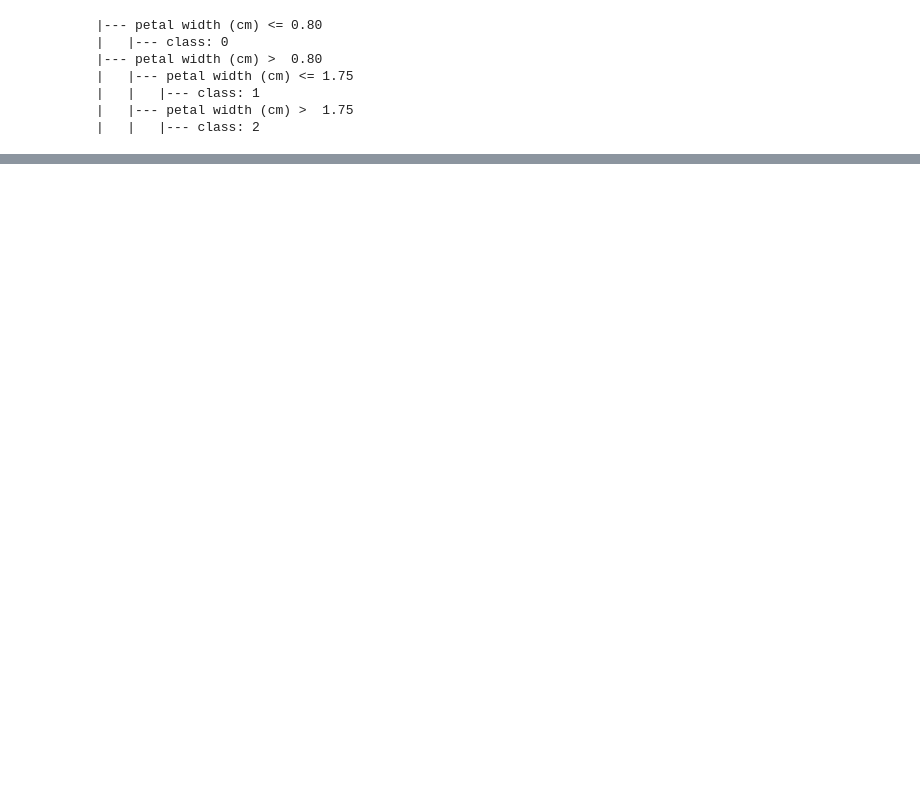
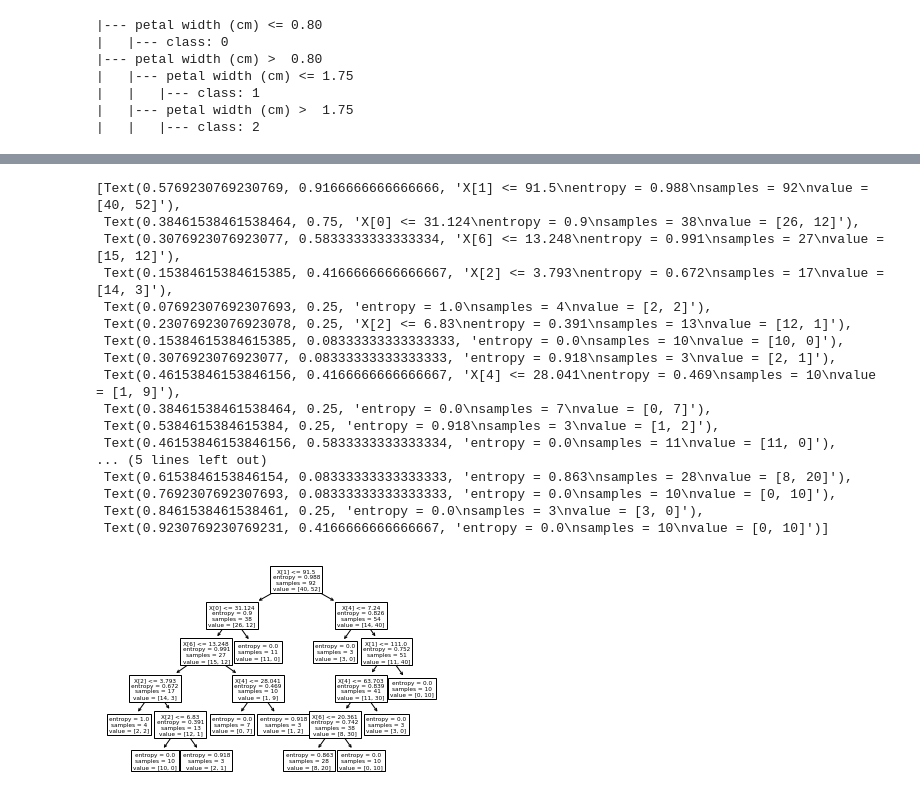
Before and after one commit to Rosita19/datamining, a Jupyter notebook: _sources/Penambangan Data.ipynb, the cells around one changed output, grey strips where cells are left out. Cells and saved outputs as stored; diff of their text form; code cells hidden in the pictures; blank space fills up the shorter version.

```diff
--- a/_sources/Penambangan Data.ipynb
+++ b/_sources/Penambangan Data.ipynb
@@ -1119,0 +1427,4 @@ print(r)
+# %%
+entropy_deci=DecisionTreeClassifier(criterion='entropy',max_depth=5,min_samples_leaf=3,random_state=100)
+# %%
+entropy_deci.fit(X_train,Y_train)
@@ -1119,0 +1475,21 @@ print(r)
+# %%
+tree.plot_tree(entropy_deci)
+# %% [output]
+[Text(0.5769230769230769, 0.9166666666666666, 'X[1] <= 91.5\nentropy = 0.988\nsamples = 92\nvalue = [40, 52]'),
+ Text(0.38461538461538464, 0.75, 'X[0] <= 31.124\nentropy = 0.9\nsamples = 38\nvalue = [26, 12]'),
+ Text(0.3076923076923077, 0.5833333333333334, 'X[6] <= 13.248\nentropy = 0.991\nsamples = 27\nvalue = [15, 12]'),
+ Text(0.15384615384615385, 0.4166666666666667, 'X[2] <= 3.793\nentropy = 0.672\nsamples = 17\nvalue = [14, 3]'),
+ Text(0.07692307692307693, 0.25, 'entropy = 1.0\nsamples = 4\nvalue = [2, 2]'),
+ Text(0.23076923076923078, 0.25, 'X[2] <= 6.83\nentropy = 0.391\nsamples = 13\nvalue = [12, 1]'),
+ Text(0.15384615384615385, 0.08333333333333333, 'entropy = 0.0\nsamples = 10\nvalue = [10, 0]'),
+ Text(0.3076923076923077, 0.08333333333333333, 'entropy = 0.918\nsamples = 3\nvalue = [2, 1]'),
+ Text(0.46153846153846156, 0.4166666666666667, 'X[4] <= 28.041\nentropy = 0.469\nsamples = 10\nvalue = [1, 9]'),
+ Text(0.38461538461538464, 0.25, 'entropy = 0.0\nsamples = 7\nvalue = [0, 7]'),
+ Text(0.5384615384615384, 0.25, 'entropy = 0.918\nsamples = 3\nvalue = [1, 2]'),
+ Text(0.46153846153846156, 0.5833333333333334, 'entropy = 0.0\nsamples = 11\nvalue = [11, 0]'),
+... (5 lines left out)
+ Text(0.6153846153846154, 0.08333333333333333, 'entropy = 0.863\nsamples = 28\nvalue = [8, 20]'),
+ Text(0.7692307692307693, 0.08333333333333333, 'entropy = 0.0\nsamples = 10\nvalue = [0, 10]'),
+ Text(0.8461538461538461, 0.25, 'entropy = 0.0\nsamples = 3\nvalue = [3, 0]'),
+ Text(0.9230769230769231, 0.4166666666666667, 'entropy = 0.0\nsamples = 10\nvalue = [0, 10]')]
+[figure, added]
```
Also changed, not shown: parts of 49 cells of this notebook, 6 other files.
